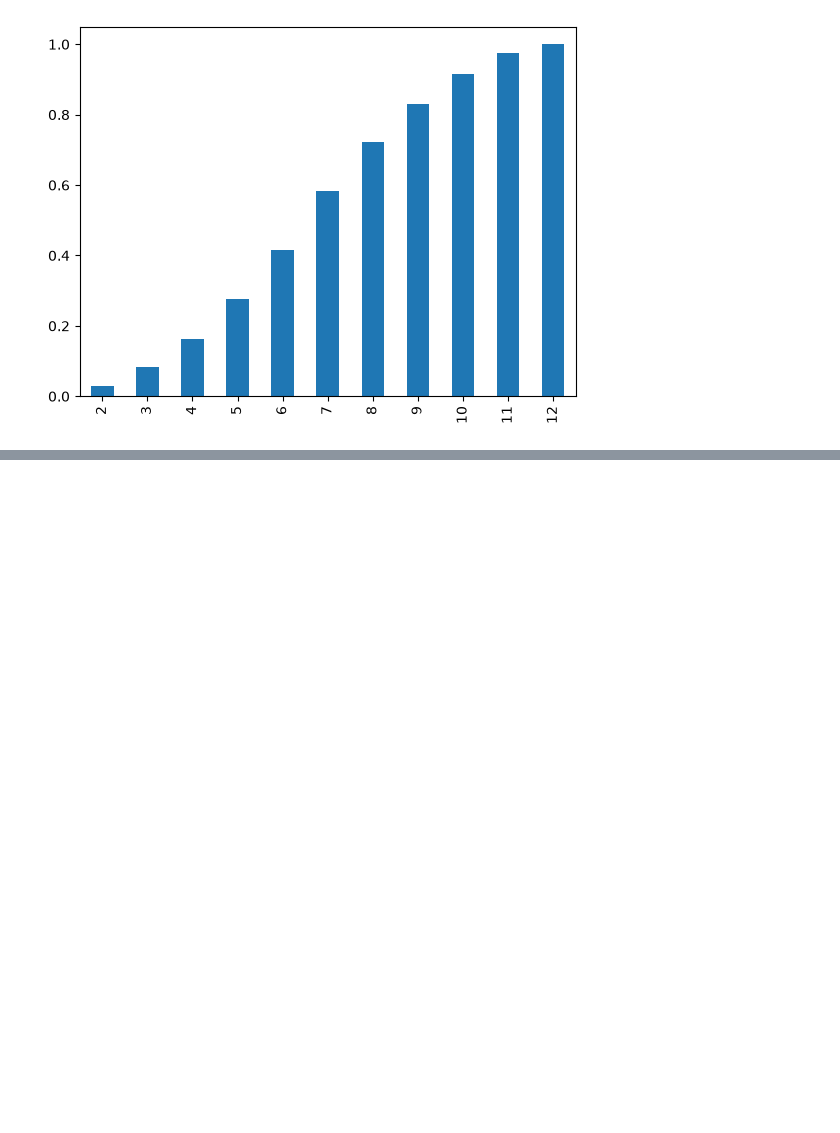
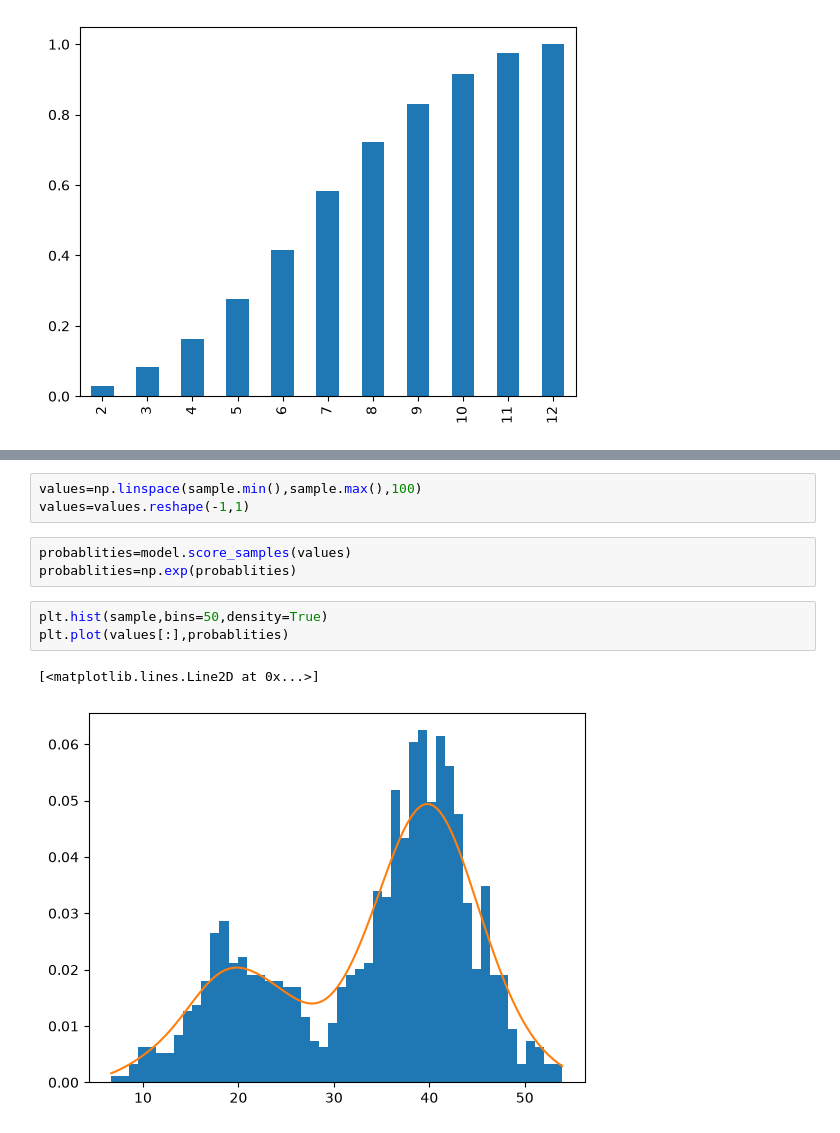
Before and after one commit to wahabali786110/statistics-for-machine-learning, a Jupyter notebook: Practicing_Statistics_Probability.ipynb, the cells around one changed output, grey strips where cells are left out. Saved outputs shown, nothing was run; the diff lists cells and outputs as text; blank space fills up the shorter version.

```diff
--- a/Practicing_Statistics_Probability.ipynb
+++ b/Practicing_Statistics_Probability.ipynb
@@ -58,0 +125,12 @@ np.cumsum(probablities_two_dice).plot(kind='bar')
+# %%
+values=np.linspace(sample.min(),sample.max(),100)
+values=values.reshape(-1,1)
+# %%
+probablities=model.score_samples(values)
+probablities=np.exp(probablities)
+# %%
+plt.hist(sample,bins=50,density=True)
+plt.plot(values[:],probablities)
+# %% [output]
+[<matplotlib.lines.Line2D at 0x...>]
+[figure, added]
```
Also changed, not shown: parts of 41 cells of this notebook.
